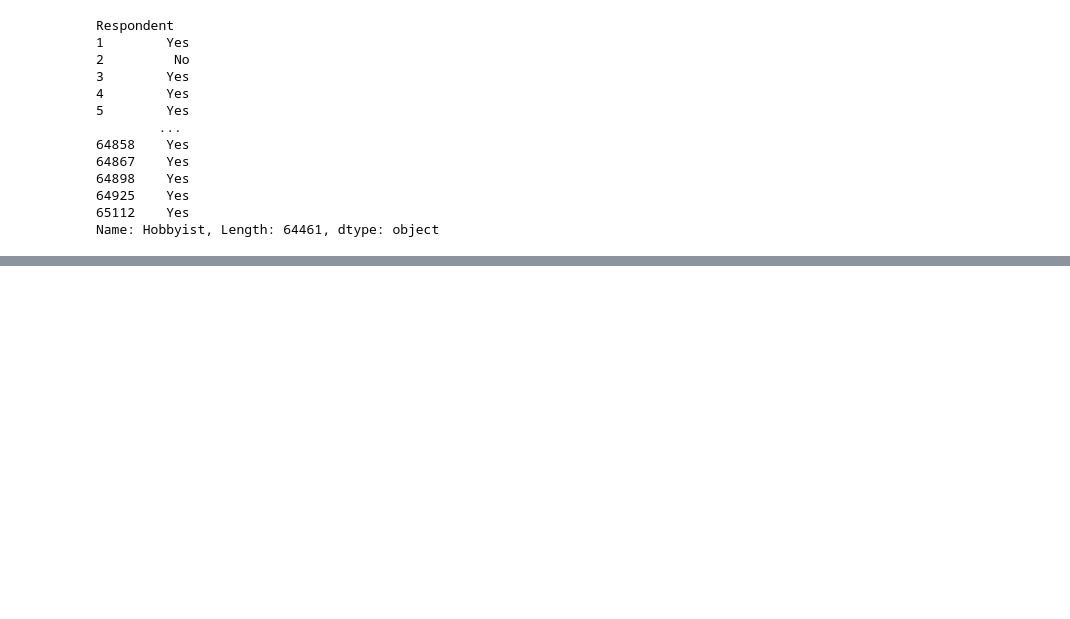
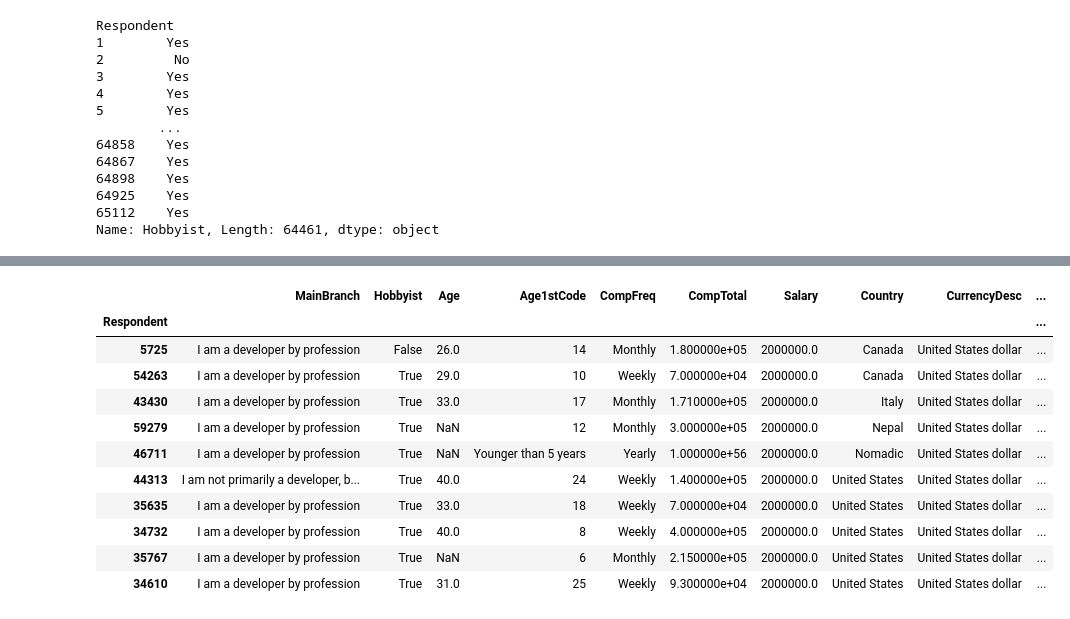
Before and after one commit to Hassanalihazaraa/pandas, a Jupyter notebook: learning_pandas.ipynb, the cells around one changed output, grey strips where cells are left out. Saved outputs shown, nothing was run; the diff lists cells and outputs as text; code cells hidden in the pictures; blank space fills up the shorter version.

```diff
--- a/learning_pandas.ipynb
+++ b/learning_pandas.ipynb
@@ -250 +234,3 @@ Respondent
 Name: Hobbyist, Length: 64461, dtype: object
+# %%
+df.sort_values(by=['Country', 'Salary'],ascending=[True, False],inplace=True)
@@ -250,0 +273,15 @@ Name: Hobbyist, Length: 64461, dtype: object
+# %%
+df.nlargest(10, 'Salary')
+# %% [output]
+|  | MainBranch | Hobbyist | Age | Age1stCode | CompFreq | CompTotal | Salary | Country | CurrencyDesc | ... |
+| Respondent |  |  |  |  |  |  |  |  |  | ... |
+| 5725 | I am a developer by profession | False | 26.0 | 14 | Monthly | 1.800000e+05 | 2000000.0 | Canada | United States dollar | ... |
+| 54263 | I am a developer by profession | True | 29.0 | 10 | Weekly | 7.000000e+04 | 2000000.0 | Canada | United States dollar | ... |
+| 43430 | I am a developer by profession | True | 33.0 | 17 | Monthly | 1.710000e+05 | 2000000.0 | Italy | United States dollar | ... |
+| 59279 | I am a developer by profession | True | NaN | 12 | Monthly | 3.000000e+05 | 2000000.0 | Nepal | United States dollar | ... |
+| 46711 | I am a developer by profession | True | NaN | Younger than 5 years | Yearly | 1.000000e+56 | 2000000.0 | Nomadic | United States dollar | ... |
+| 44313 | I am not primarily a developer, b... | True | 40.0 | 24 | Weekly | 1.400000e+05 | 2000000.0 | United States | United States dollar | ... |
+| 35635 | I am a developer by profession | True | 33.0 | 18 | Weekly | 7.000000e+04 | 2000000.0 | United States | United States dollar | ... |
+| 34732 | I am a developer by profession | True | 40.0 | 8 | Weekly | 4.000000e+05 | 2000000.0 | United States | United States dollar | ... |
+| 35767 | I am a developer by profession | True | NaN | 6 | Monthly | 2.150000e+05 | 2000000.0 | United States | United States dollar | ... |
+| 34610 | I am a developer by profession | True | 31.0 | 25 | Weekly | 9.300000e+04 | 2000000.0 | United States | United States dollar | ... |
```
Also changed, not shown: parts of 4 cells of this notebook, 2 other files.
